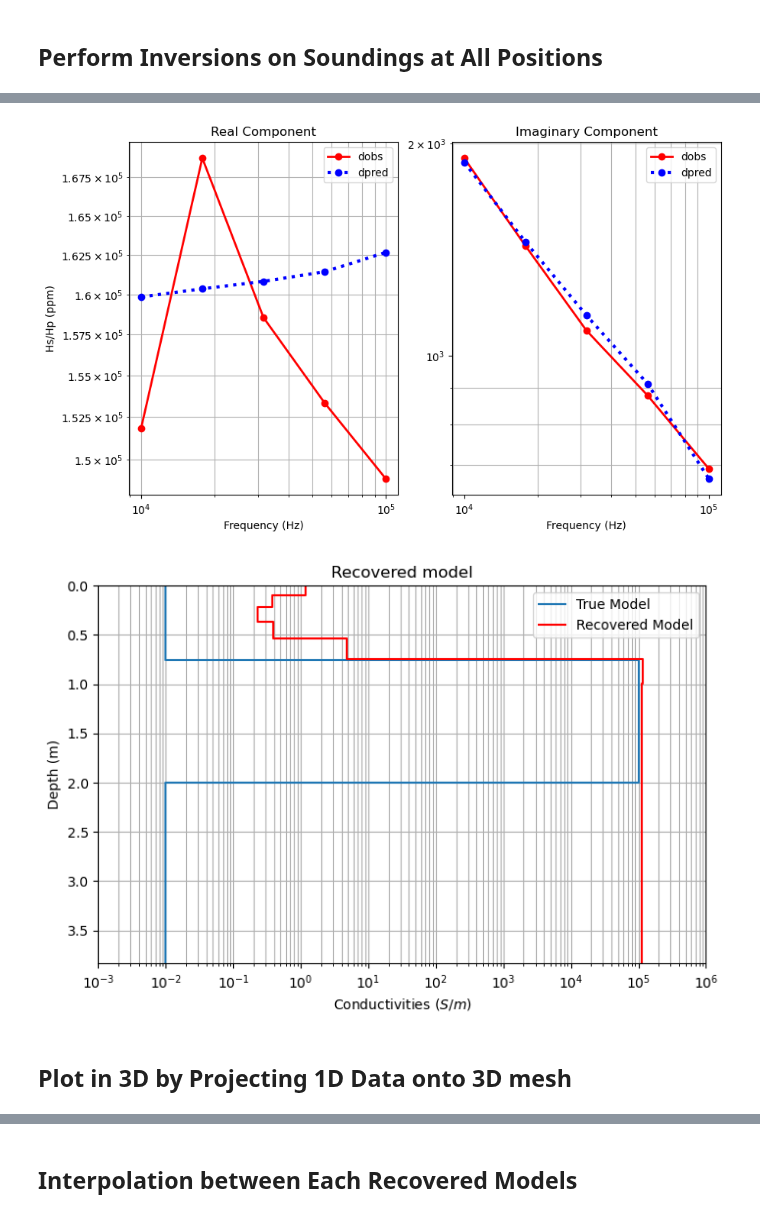
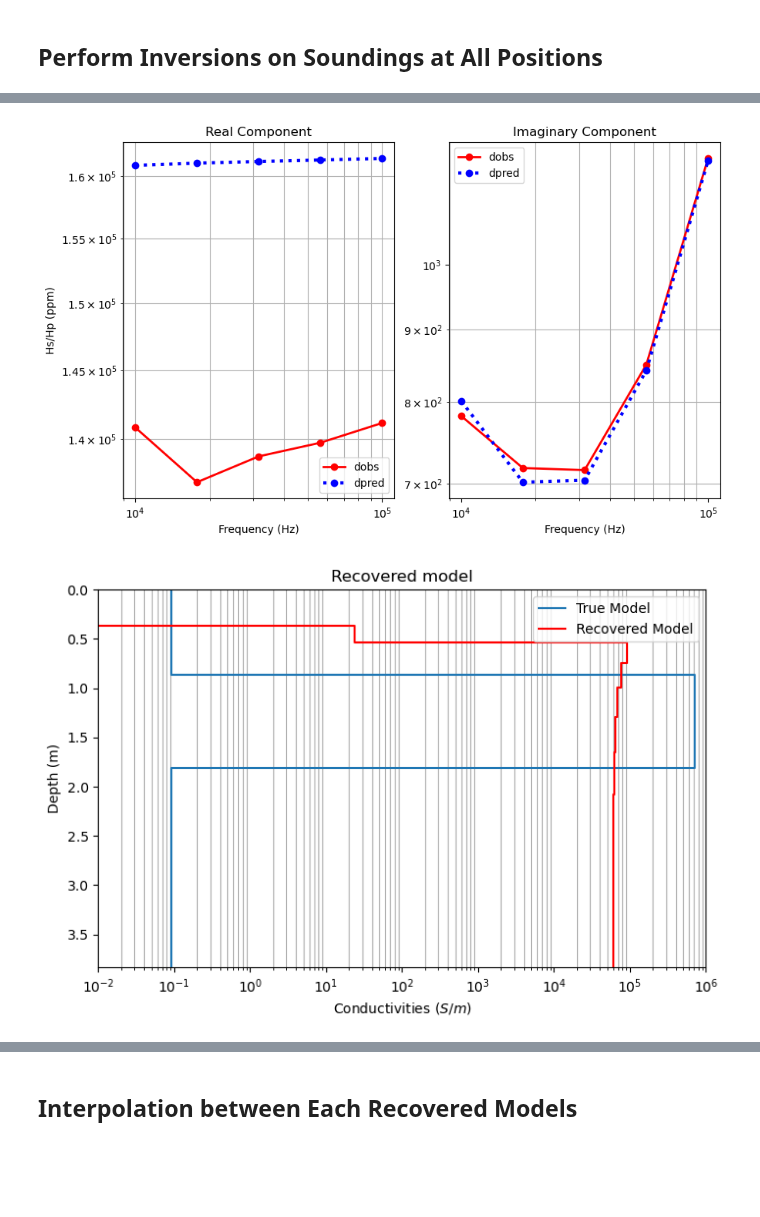
Before and after one commit to matthewhasman/Geophysical-Electromagnetic-Scanner, a Jupyter notebook: UXO_simulation/inversion_simulation_1D.ipynb, the cells around one changed output, grey strips where cells are left out. Saved outputs shown, nothing was run; the diff lists cells and outputs as text; code cells hidden in the pictures; blank space fills up the shorter version.

```diff
--- a/UXO_simulation/inversion_simulation_1D.ipynb
+++ b/UXO_simulation/inversion_simulation_1D.ipynb
@@ -14,8 +14,8 @@ from layered_inversion import LayeredInversion
 ### Load Data and Plot
 # %%
 # path to the directory containing our data
-dir_path = "../forward_data/" # or something else
-filename = "forward_simulation_data_test0.pkl" # or something else
+dir_path = "../forward_data/batch_simulation0/" # or something else
+filename = "forward_simulation_data_15.pkl" # or something else
 
 # files to work with
 data_filename = dir_path + filename
@@ -24,0 +43,8 @@ with open(data_filename, "rb") as file:  # Open the file in read-binary mode
+# %%
+uxo_indx = []
+for i in range(len(loaded_data)):
+    x = float(loaded_data[i]['x'])
+    y = float(loaded_data[i]['y'])
+    layers, _ = loaded_earth.layers_at_pt((x, y))
+    if len(layers) > 0:
+        uxo_indx.append(i)
@@ -93,11 +132,11 @@ x0 has any nan: 0
 # %%
-dpred =  layered_inversion.simulation.dpred(recovered_L2model)
 # Plot FEM response for all frequencies at specified index
+index = 1
 fig, [ax1, ax2] = plt.subplots(1, 2, figsize=(10, 6))
-ax1.loglog(frequencies, abs(loaded_data[indx]["hz_real"]), "r-o", lw=2, label="dobs")
-ax1.loglog(frequencies, dpred[0::2], "b:o", lw=3, label="dpred")
-ax2.loglog(frequencies, abs(loaded_data[indx]["hz_imag"]), "r-o", lw=2, label="dobs")
-ax2.loglog(frequencies, dpred[1::2], "b:o", lw=3, label="dpred")
+ax1.loglog(frequencies, abs(loaded_data[uxo_indx[index]]["hz_real"]), "r-o", lw=2, label="dobs")
+ax1.loglog(frequencies, dpred_list[index][0::2], "b:o", lw=3, label="dpred")
+ax2.loglog(frequencies, abs(loaded_data[uxo_indx[index]]["hz_imag"]), "r-o", lw=2, label="dobs")
+ax2.loglog(frequencies, dpred_list[index][1::2], "b:o", lw=3, label="dpred")
 ax1.set_ylabel("Hs/Hp (ppm)")
 ax1.set_title("Real Component")
 ax2.set_title("Imaginary Component")
@@ -110,23 +149,31 @@ for ax in [ax1, ax2]:
 plt.grid()
 plt.show()
 # %% [output]
-[figure, old version]
+[figure, new version]
 # %%
 fig, ax1 = plt.subplots(1, 1, figsize=(8, 5))
 
-loaded_earth.plot_layered_earth((loaded_data[indx]['x'],loaded_data[indx]['y']),
-                                ax=ax1)
-plot_1d_layer_model(layered_inversion.layer_thicknesses,
-                    layered_inversion.log_conductivity_map * recovered_L2model,
+index = 0
+try:
+    loaded_earth.plot_layered_earth((loaded_data[uxo_indx[index]]['x'],loaded_data[uxo_indx[index]]['y']),
+                                    ax=ax1)
+except:
+    plot_1d_layer_model(np.array([3]),
+                        np.array([soil_conductivity]),
+                        scale="log",
+                        color="b",
+                        ax=ax1)
+
+plot_1d_layer_model(inversion_list[index].layer_thicknesses,
+                    inversion_list[index].log_conductivity_map * recovered_model_list[index],
                     scale="log",
                     color="r",
                     ax=ax1)
 
 ax1.set_title("Recovered model")
 ax1.legend(["True Model", "Recovered Model"])
-ax1.set_xlim([1e-3, 1e6])
+ax1.set_xlim([1e-2, 1e6])
+ax1.grid()
 plt.show()
 # %% [output]
-[figure, old version]
+[figure, new version]
-# %% [markdown]
-## Plot in 3D by Projecting 1D Data onto 3D mesh
```
Also changed, not shown: parts of 9 cells of this notebook, 2 other files.
